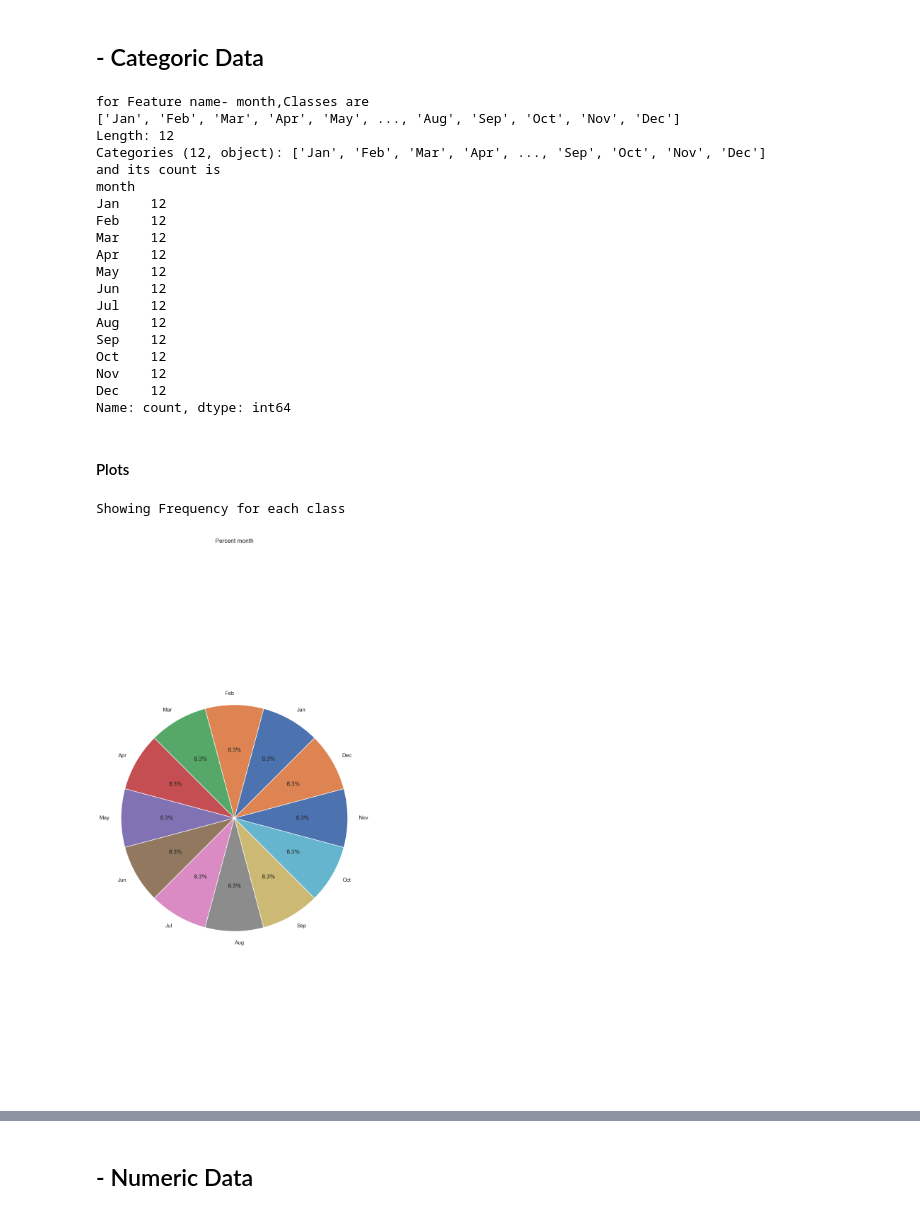
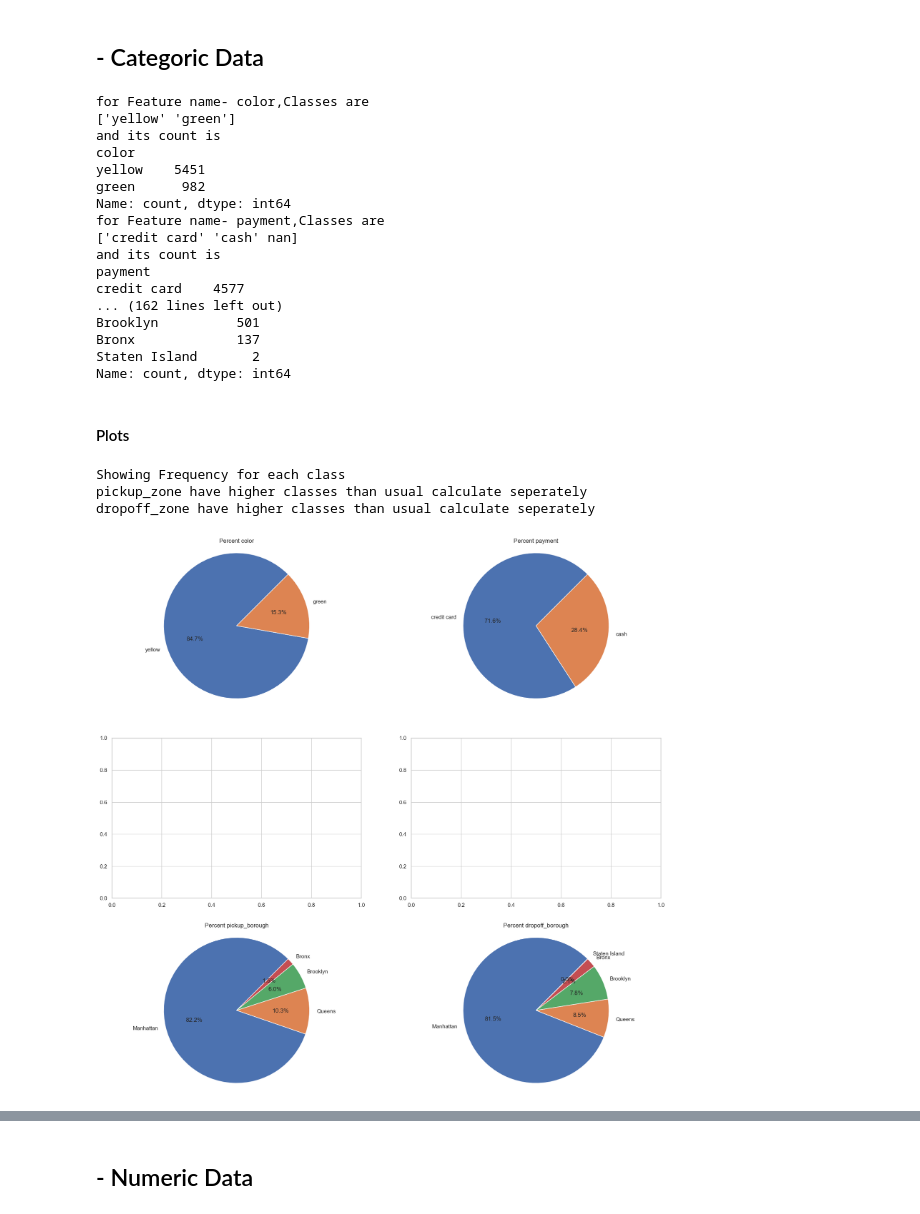
Before and after one commit to saransh-bairagi/Data-Boiler-Plates, a Jupyter notebook: Data_Exploration_Plate.ipynb, the cells around one changed output, grey strips where cells are left out. Cells and saved outputs as stored; diff of their text form; code cells hidden in the pictures.

Commit message:
Added values of correlation and Plots with higher classes than usual

```diff
--- a/Data_Exploration_Plate.ipynb
+++ b/Data_Exploration_Plate.ipynb
@@ -14,7 +16,7 @@ sns.set(style="whitegrid")
 # load Dummy
 names=sns.get_dataset_names()
 print(names)
-df=sns.load_dataset('flights')
+df=sns.load_dataset('taxis')
 df.head()
 # %% [output]
 ['anagrams', 'anscombe', 'attention', 'brain_networks', 'car_crashes', 'diamonds', 'dots', 'dowjones', 'exercise', 'flights', 'fmri', 'geyser', 'glue', 'healthexp', 'iris', 'mpg', 'penguins', 'planets ...
@@ -30,3 +32,6 @@ categoric_features=[]
 numeric_features=[]
 categoric_features=df.select_dtypes(exclude=['number', 'datetime']).columns.values
 numeric_features=df.select_dtypes(include=['number']).columns.values
+categoric_features=categoric_features.tolist()
+numeric_features=numeric_features.tolist()
+numeric_features
@@ -49,40 +70,43 @@ for i in range(len(categoric_features)):
     print(f"and its count is")
     print(df.loc[:,categoric_features[i]].value_counts())
 # %% [output]
-for Feature name- month,Classes are
-['Jan', 'Feb', 'Mar', 'Apr', 'May', ..., 'Aug', 'Sep', 'Oct', 'Nov', 'Dec']
-Length: 12
-Categories (12, object): ['Jan', 'Feb', 'Mar', 'Apr', ..., 'Sep', 'Oct', 'Nov', 'Dec']
+for Feature name- color,Classes are
+['yellow' 'green']
 and its count is
-month
-Jan    12
-Feb    12
-Mar    12
-Apr    12
-May    12
-Jun    12
-Jul    12
-Aug    12
-Sep    12
-Oct    12
-Nov    12
-Dec    12
+color
+yellow    5451
+green      982
 Name: count, dtype: int64
+for Feature name- payment,Classes are
+['credit card' 'cash' nan]
+and its count is
+payment
+credit card    4577
+... (162 lines left out)
+Brooklyn          501
+Bronx             137
+Staten Island       2
+Name: count, dtype: int64
 # %% [markdown]
 #### Plots
 # %%
 #Pie Plot (frequency vs class)
 n=len(categoric_features)
 plt.figure(figsize=(20, 20))
 print("\033[1mShowing Frequency for each class\033[0m")
 for i in range(len(categoric_features)):
     plt.subplot(math.ceil(n/2),2,i+1)
+    if(len(df[categoric_features[i]].unique())>10):
+        print(f"{categoric_features[i]} have higher classes than usual calculate seperately")
+        continue
     plt.pie(df.loc[:,categoric_features[i]].value_counts(), labels=df.loc[:,categoric_features[i]].value_counts().index, autopct='%1.1f%%', startangle=45)
     plt.axis('equal')
     plt.title(f"Percent {categoric_features[i]}")
 # %% [output]
 Showing Frequency for each class
+pickup_zone have higher classes than usual calculate seperately
+dropoff_zone have higher classes than usual calculate seperately
-[figure, old version]
+[figure, new version]
 # %%
 #Count Plot (frequency vs class)
 n=len(categoric_features)
```
Also changed, not shown: parts of 21 cells of this notebook.
